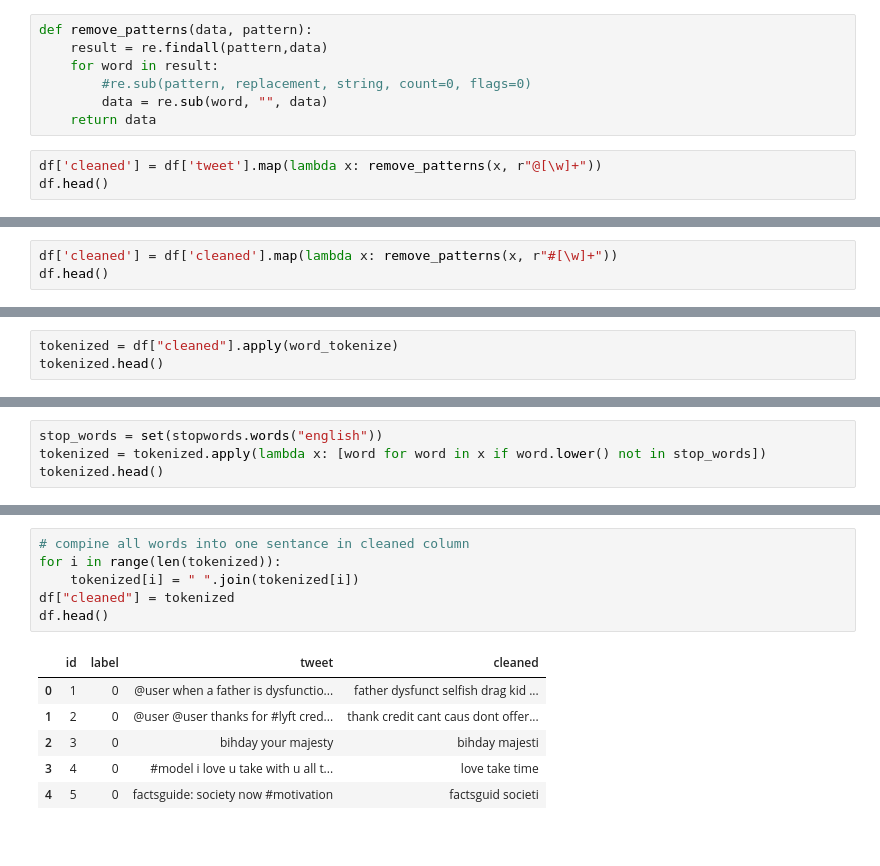
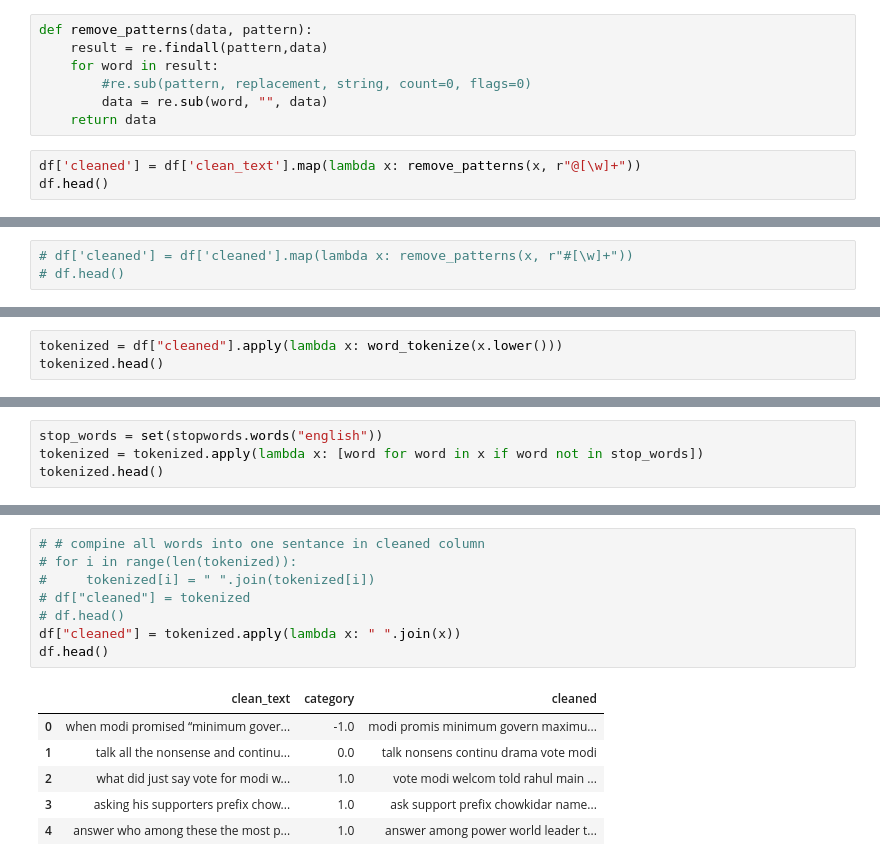
Before and after one commit to MuhammedMahmoud0/Brainwave_Matrix_Intern, a Jupyter notebook: Social Media Sentiment Analysis/notebooks/sentiment_analysis.ipynb, the cells around one changed output, grey strips where cells are left out. Cells and saved outputs as stored; diff of their text form.

```diff
--- a/Social Media Sentiment Analysis/notebooks/sentiment_analysis.ipynb
+++ b/Social Media Sentiment Analysis/notebooks/sentiment_analysis.ipynb
@@ -69,6 +83,6 @@ def remove_patterns(data, pattern):
         data = re.sub(word, "", data)
     return data
 # %%
-df['cleaned'] = df['tweet'].map(lambda x: remove_patterns(x, r"@[\w]+"))
+df['cleaned'] = df['clean_text'].map(lambda x: remove_patterns(x, r"@[\w]+"))
 df.head()
 # %% [output]
@@ -81,3 +95,3 @@ df.head()
 # %%
-df['cleaned'] = df['cleaned'].map(lambda x: remove_patterns(x, r"#[\w]+"))
-df.head()
+# df['cleaned'] = df['cleaned'].map(lambda x: remove_patterns(x, r"#[\w]+"))
+# df.head()
@@ -111,4 +118,4 @@ df.head()
 # %%
-tokenized = df["cleaned"].apply(word_tokenize)
+tokenized = df["cleaned"].apply(lambda x: word_tokenize(x.lower()))
 tokenized.head()
 # %% [output]
@@ -120,6 +127,6 @@ tokenized.head()
 Name: cleaned, dtype: object
 # %%
 stop_words = set(stopwords.words("english"))
-tokenized = tokenized.apply(lambda x: [word for word in x if word.lower() not in stop_words])
+tokenized = tokenized.apply(lambda x: [word for word in x if word not in stop_words])
 tokenized.head()
 # %% [output]
@@ -142,15 +149,17 @@ tokenized.head()
 Name: cleaned, dtype: object
 # %%
-# compine all words into one sentance in cleaned column
-for i in range(len(tokenized)):
-    tokenized[i] = " ".join(tokenized[i])
-df["cleaned"] = tokenized
+# # compine all words into one sentance in cleaned column
+# for i in range(len(tokenized)):
+#     tokenized[i] = " ".join(tokenized[i])
+# df["cleaned"] = tokenized
+# df.head()
+df["cleaned"] = tokenized.apply(lambda x: " ".join(x))
 df.head()
 # %% [output]
-|  | id | label | tweet | cleaned |
-| 0 | 1 | 0 | @user when a father is dysfunctio... | father dysfunct selfish drag kid ... |
-| 1 | 2 | 0 | @user @user thanks for #lyft cred... | thank credit cant caus dont offer... |
-| 2 | 3 | 0 | bihday your majesty | bihday majesti |
-| 3 | 4 | 0 | #model i love u take with u all t... | love take time |
-| 4 | 5 | 0 | factsguide: society now #motivation | factsguid societi |
+|  | clean_text | category | cleaned |
+| 0 | when modi promised “minimum gover... | -1.0 | modi promis minimum govern maximu... |
+| 1 | talk all the nonsense and continu... | 0.0 | talk nonsens continu drama vote modi |
+| 2 | what did just say vote for modi w... | 1.0 | vote modi welcom told rahul main ... |
+| 3 | asking his supporters prefix chow... | 1.0 | ask support prefix chowkidar name... |
+| 4 | answer who among these the most p... | 1.0 | answer among power world leader t... |
 # %%
```
Also changed, not shown: parts of 39 cells of this notebook, 3 other files.
